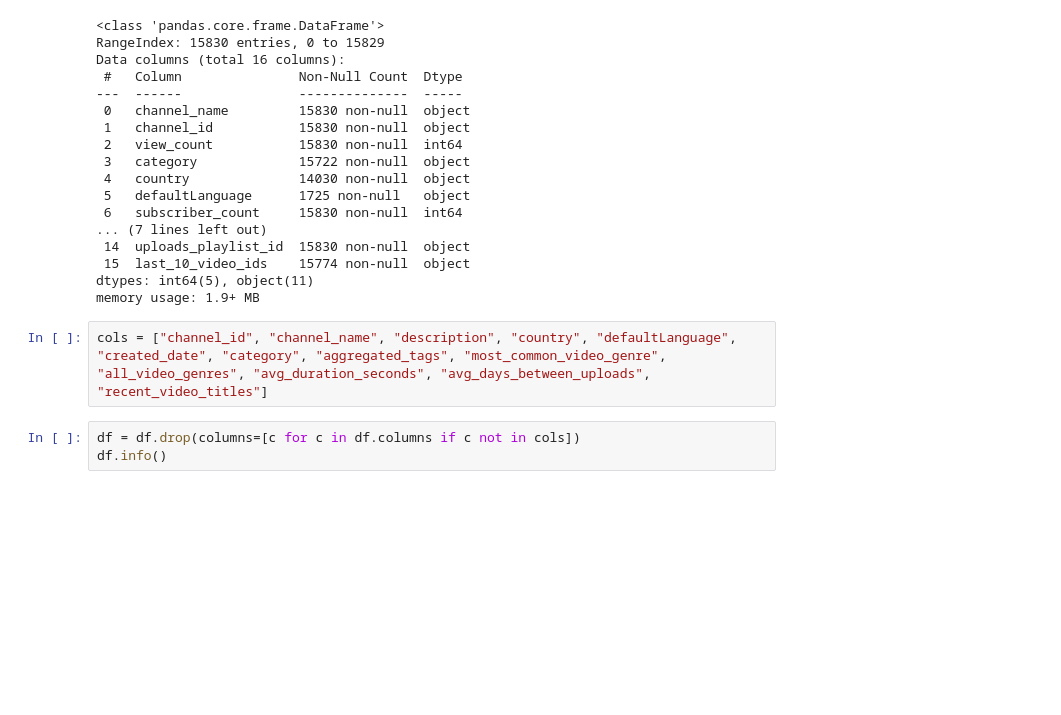
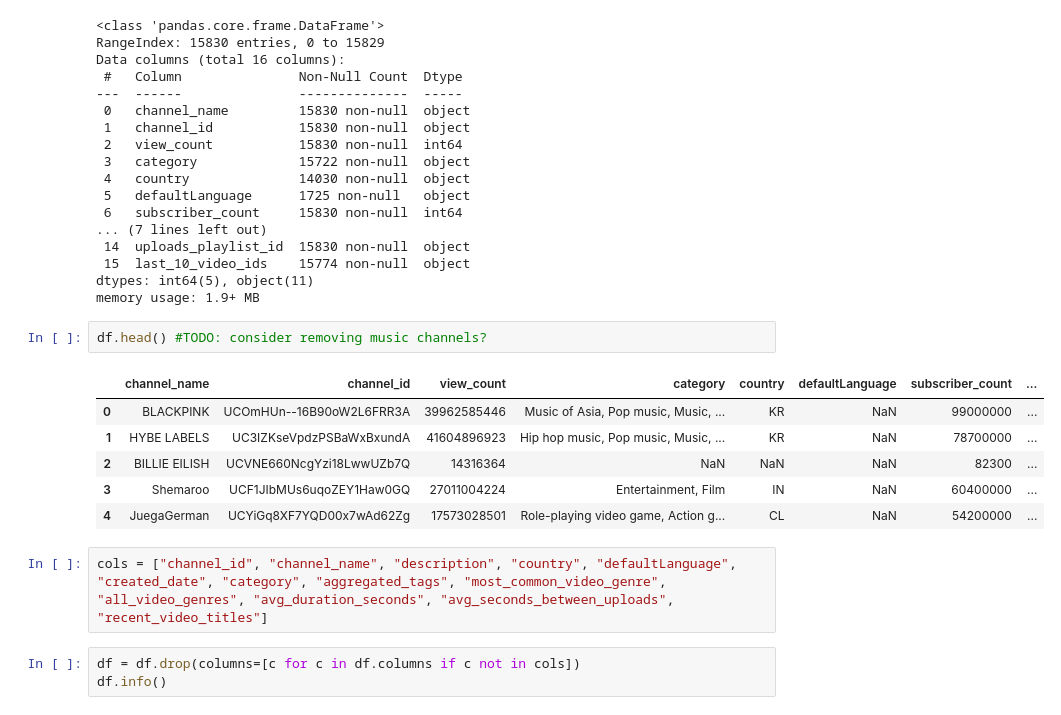
Before and after one commit to ricd99/ytrec, a Jupyter notebook: notebooks/yt_data.ipynb, the cells around one changed output. Cells and saved outputs as stored; diff of their text form; blank space fills up the shorter version.

```diff
--- a/notebooks/yt_data.ipynb
+++ b/notebooks/yt_data.ipynb
@@ -200,8 +201,17 @@ Data columns (total 16 columns):
  15  last_10_video_ids    15774 non-null  object
 dtypes: int64(5), object(11)
 memory usage: 1.9+ MB
+# %%
+df.head() #TODO: consider removing music channels?
+# %% [output]
+|  | channel_name | channel_id | view_count | category | country | defaultLanguage | subscriber_count | ... |
+| 0 | BLACKPINK | UCOmHUn--16B90oW2L6FRR3A | 39962585446 | Music of Asia, Pop music, Music, ... | KR | NaN | 99000000 | ... |
+| 1 | HYBE LABELS | UC3IZKseVpdzPSBaWxBxundA | 41604896923 | Hip hop music, Pop music, Music, ... | KR | NaN | 78700000 | ... |
+| 2 | BILLIE EILISH | UCVNE660NcgYzi18LwwUZb7Q | 14316364 | NaN | NaN | NaN | 82300 | ... |
+| 3 | Shemaroo | UCF1JIbMUs6uqoZEY1Haw0GQ | 27011004224 | Entertainment, Film | IN | NaN | 60400000 | ... |
+| 4 | JuegaGerman | UCYiGq8XF7YQD00x7wAd62Zg | 17573028501 | Role-playing video game, Action g... | CL | NaN | 54200000 | ... |
 # %%
-cols = ["channel_id", "channel_name", "description", "country", "defaultLanguage", "created_date", "category", "aggregated_tags", "most_common_video_genre", "all_video_genres", "avg_duration_seconds", "avg_days_between_uploads", "recent_video_titles"]
+cols = ["channel_id", "channel_name", "description", "country", "defaultLanguage", "created_date", "category", "aggregated_tags", "most_common_video_genre", "all_video_genres", "avg_duration_seconds", "avg_seconds_between_uploads", "recent_video_titles"]
 # %%
 df = df.drop(columns=[c for c in df.columns if c not in cols])
 df.info()
```
Also changed, not shown: parts of 13 cells of this notebook.
